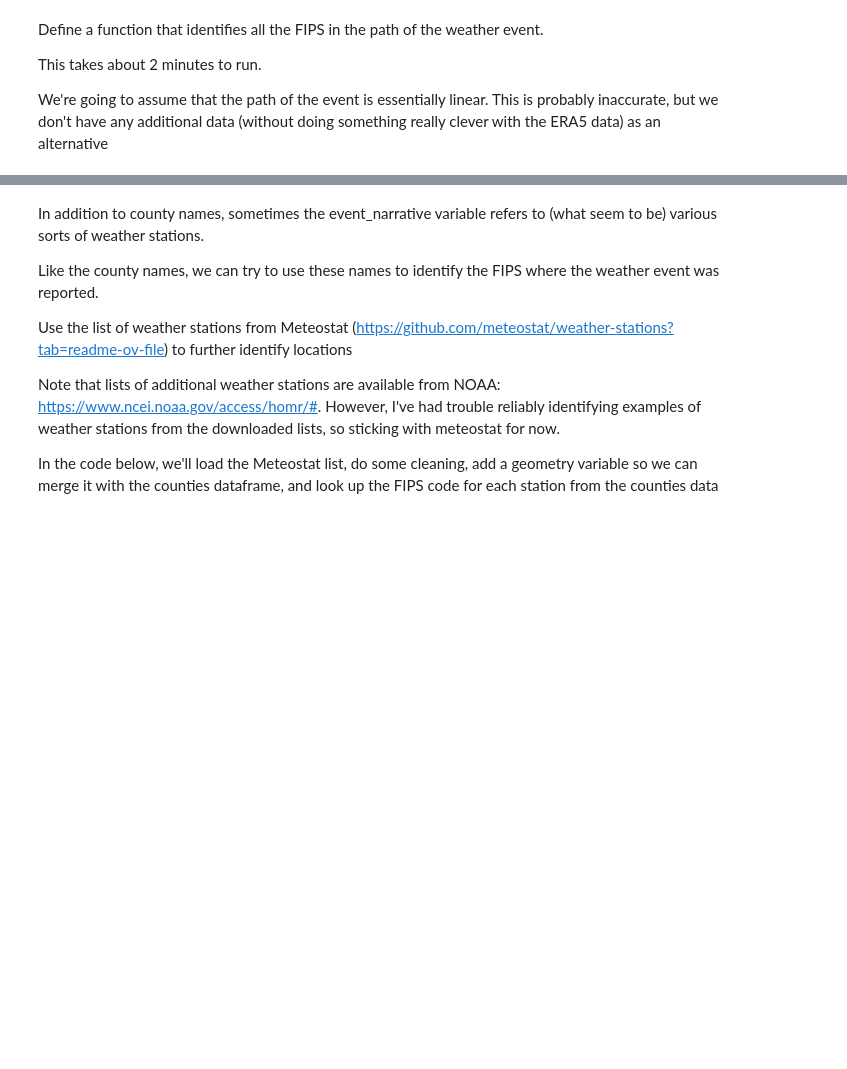
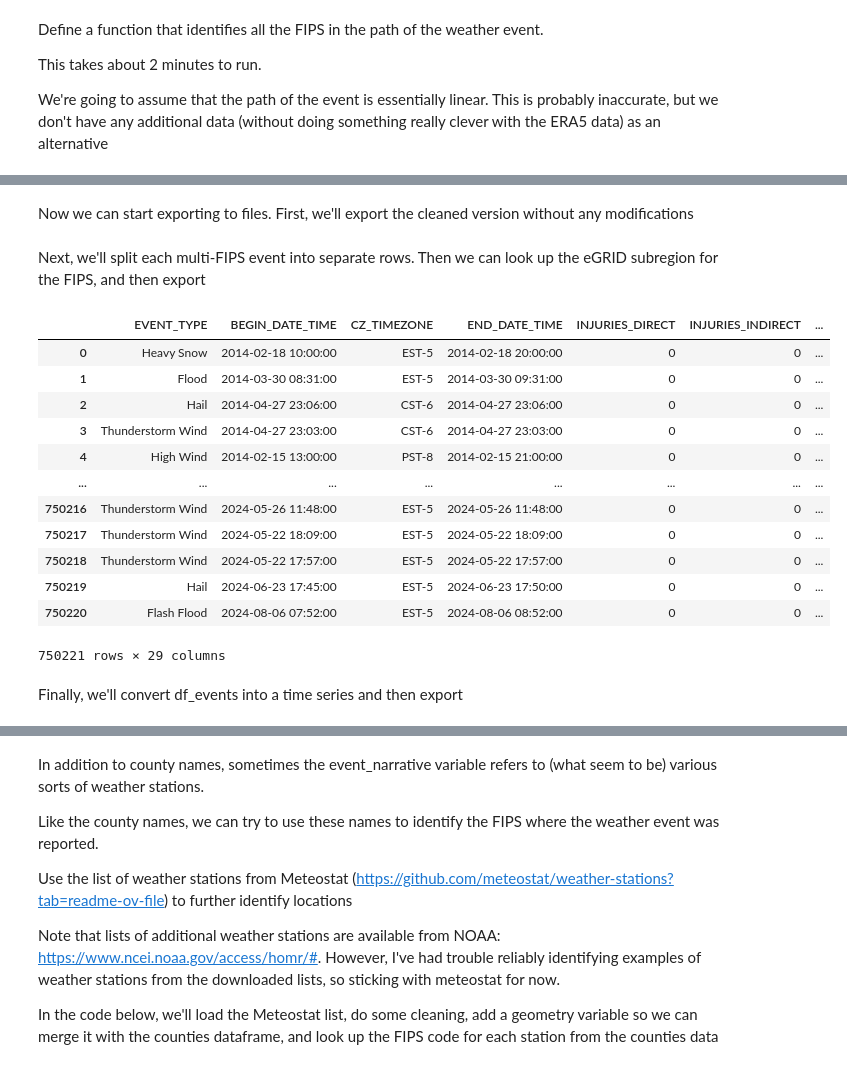
Before and after one commit to aarondweinberg/predictingpoweroutages, a Jupyter notebook: Aaron/Cleaning_NOAA.ipynb, the cells around one changed output, grey strips where cells are left out. Cells and saved outputs as stored; diff of their text form; code cells hidden in the pictures; blank space fills up the shorter version.

```diff
--- a/Aaron/Cleaning_NOAA.ipynb
+++ b/Aaron/Cleaning_NOAA.ipynb
@@ -144,0 +237,21 @@ df_events['FIPS_from_Path'] = df_events.apply(get_fips_from_path, axis=1)
+# %%
+#Drop the variables
+# BEGIN_YEARMONTH, BEGIN_DAY, BEGIN_TIME,
+# END_YEARMONTH, END_DAY, END_TIME,
+# EPISODE_ID, EVENT_ID,
+# STATE, STATE_FIPS,
+# YEAR, MONTH_NAME,
+# CZ_TYPE, CZ_FIPS, CZ_NAME, WFO, SOURCE,
+# FLOOD_CAUSE, CATEGORY,
+# TOR_LENGTH, TOR_WIDTH, TOR_OTHER_WFO, TOR_OTHER_CZ_STATE, TOR_OTHER_CZ_FIPS, TOR_OTHER_CZ_NAME,
+# BEGIN_RANGE, BEGIN_AZIMUTH, BEGIN_LOCATION, END_RANGE, END_AZIMUTH, END_LOCATION, DATA_SOURCE
+
+df_events.drop(columns=['BEGIN_YEARMONTH', 'BEGIN_DAY', 'BEGIN_TIME',
+                        'END_YEARMONTH', 'END_DAY', 'END_TIME',
+                        'EPISODE_ID', 'EVENT_ID',
+                        'STATE', 'STATE_FIPS',
+                        'YEAR', 'MONTH_NAME',
+                        'CZ_TYPE', 'CZ_FIPS', 'CZ_NAME', 'WFO', 'SOURCE',
+                        'FLOOD_CAUSE', 'CATEGORY',
+                        'TOR_LENGTH', 'TOR_WIDTH', 'TOR_OTHER_WFO', 'TOR_OTHER_CZ_STATE', 'TOR_OTHER_CZ_FIPS', 'TOR_OTHER_CZ_NAME',
+                        'BEGIN_RANGE', 'BEGIN_AZIMUTH', 'BEGIN_LOCATION', 'END_RANGE', 'END_AZIMUTH', 'END_LOCATION', 'DATA_SOURCE'], inplace=True)
@@ -144,0 +291,3 @@ df_events['FIPS_from_Path'] = df_events.apply(get_fips_from_path, axis=1)
+# %%
+#Divide total_duration_min by the number of items in the FIPS list
+df_events['total_duration_perfips_min'] = df_events['total_duration_min'] / df_events['Number_of_FIPS']
@@ -144,0 +306,3 @@ df_events['FIPS_from_Path'] = df_events.apply(get_fips_from_path, axis=1)
+# %%
+#Create a new variable FIPS_First that is the first value in the list of each FIPS value
+df_events['FIPS_First'] = df_events['FIPS'].apply(lambda x: x[0] if len(x) > 0 else None).astype(int)
@@ -144,0 +317,14 @@ df_events['FIPS_from_Path'] = df_events.apply(get_fips_from_path, axis=1)
+# %%
+#Load the Counties_2020.csv file from ../Data/
+df_counties_2020 = pd.read_csv('../Data/Counties_2020.csv')
+
+#Merge df_events with the Subregion variable from df_counties using FIPS_First from df_events and FIPS from df_counties_2020
+df_events = df_events.merge(df_counties_2020[['FIPS', 'Subregion']], left_on='FIPS_First', right_on='FIPS', how='left')
+
+#Remove the variable FIPS_y
+df_events.drop(columns=['FIPS_y'], inplace=True)
+
+#Rename FIPS_x as FIPS
+df_events.rename(columns={'FIPS_x': 'FIPS'}, inplace=True)
+# %% [markdown]
+Now we can start exporting to files. First, we'll export the cleaned version without any modifications
@@ -144,0 +334,2 @@ df_events['FIPS_from_Path'] = df_events.apply(get_fips_from_path, axis=1)
+# %% [markdown]
+Next, we'll split each multi-FIPS event into separate rows. Then we can look up the eGRID subregion for the FIPS, and then export
@@ -144,0 +348,18 @@ df_events['FIPS_from_Path'] = df_events.apply(get_fips_from_path, axis=1)
+# %%
+df_events
+# %% [output]
+|  | EVENT_TYPE | BEGIN_DATE_TIME | CZ_TIMEZONE | END_DATE_TIME | INJURIES_DIRECT | INJURIES_INDIRECT | ... |
+| 0 | Heavy Snow | 2014-02-18 10:00:00 | EST-5 | 2014-02-18 20:00:00 | 0 | 0 | ... |
+| 1 | Flood | 2014-03-30 08:31:00 | EST-5 | 2014-03-30 09:31:00 | 0 | 0 | ... |
+| 2 | Hail | 2014-04-27 23:06:00 | CST-6 | 2014-04-27 23:06:00 | 0 | 0 | ... |
+| 3 | Thunderstorm Wind | 2014-04-27 23:03:00 | CST-6 | 2014-04-27 23:03:00 | 0 | 0 | ... |
+| 4 | High Wind | 2014-02-15 13:00:00 | PST-8 | 2014-02-15 21:00:00 | 0 | 0 | ... |
+| ... | ... | ... | ... | ... | ... | ... | ... |
+| 750216 | Thunderstorm Wind | 2024-05-26 11:48:00 | EST-5 | 2024-05-26 11:48:00 | 0 | 0 | ... |
+| 750217 | Thunderstorm Wind | 2024-05-22 18:09:00 | EST-5 | 2024-05-22 18:09:00 | 0 | 0 | ... |
+| 750218 | Thunderstorm Wind | 2024-05-22 17:57:00 | EST-5 | 2024-05-22 17:57:00 | 0 | 0 | ... |
+| 750219 | Hail | 2024-06-23 17:45:00 | EST-5 | 2024-06-23 17:50:00 | 0 | 0 | ... |
+| 750220 | Flash Flood | 2024-08-06 07:52:00 | EST-5 | 2024-08-06 08:52:00 | 0 | 0 | ... |
+750221 rows × 29 columns
+# %% [markdown]
+Finally, we'll convert df_events into a time series and then export
```
Also changed, not shown: parts of 43 cells of this notebook.
